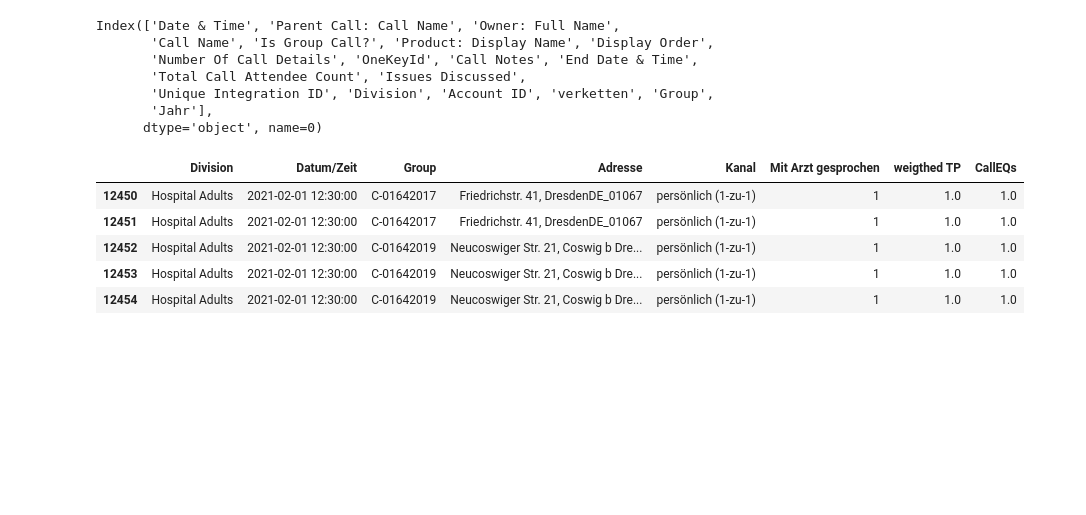
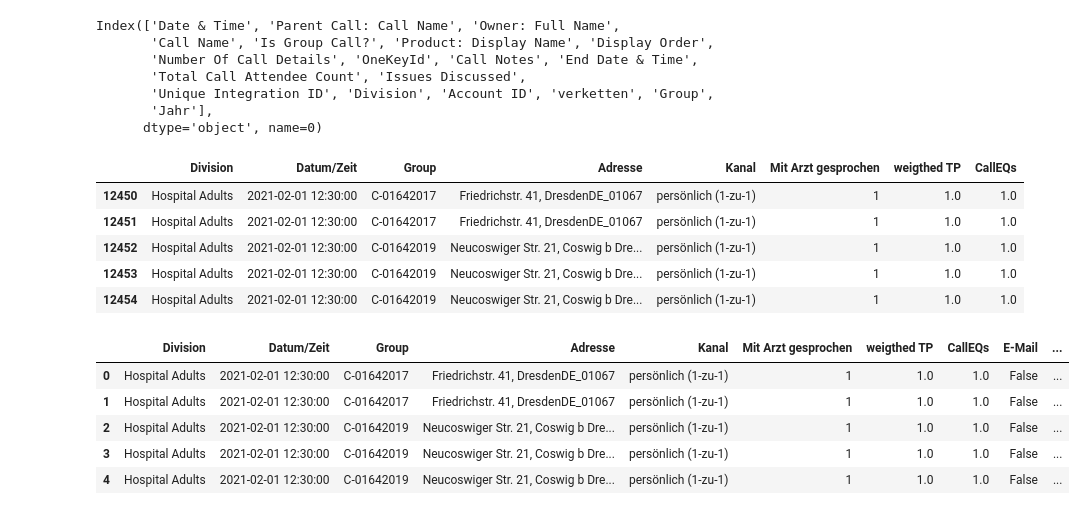
Before and after one commit to cdonosoc/MMM_Fortimel, a Jupyter notebook: oce_table.ipynb, the cells around one changed output. Cells and saved outputs as stored; diff of their text form; code cells hidden in the pictures; blank space fills up the shorter version.

Commit message:
oce table by days and channels

```diff
--- a/oce_table.ipynb
+++ b/oce_table.ipynb
@@ -85,3 +85,20 @@ df.head()
 # Save final df
 
 df.to_excel('oce_table.xlsx', index=False)
+# %%
+# Load data from oce_table.xlsx
+
+df = pd.read_excel('C:/Users/caberoca/Danone/DACH Data and Digital Powerhouse - Data & Analytics Team/UseCaseFiles/MCE/MCE MMM Fortimel/Project/MMM_Fortimel/oce_table.xlsx')
+# %%
+# Transform 'Kanal' categories into dummies variables, with different columns
+
+dummies = pd.get_dummies(df['Kanal'])
+df_dummies = pd.concat([df, dummies], axis=1)
+df_dummies.head()
+# %% [output]
+|  | Division | Datum/Zeit | Group | Adresse | Kanal | Mit Arzt gesprochen | weigthed TP | CallEQs | E-Mail | ... |
+| 0 | Hospital Adults | 2021-02-01 12:30:00 | C-01642017 | Friedrichstr. 41, DresdenDE_01067 | persönlich (1-zu-1) | 1 | 1.0 | 1.0 | False | ... |
+| 1 | Hospital Adults | 2021-02-01 12:30:00 | C-01642017 | Friedrichstr. 41, DresdenDE_01067 | persönlich (1-zu-1) | 1 | 1.0 | 1.0 | False | ... |
+| 2 | Hospital Adults | 2021-02-01 12:30:00 | C-01642019 | Neucoswiger Str. 21, Coswig b Dre... | persönlich (1-zu-1) | 1 | 1.0 | 1.0 | False | ... |
+| 3 | Hospital Adults | 2021-02-01 12:30:00 | C-01642019 | Neucoswiger Str. 21, Coswig b Dre... | persönlich (1-zu-1) | 1 | 1.0 | 1.0 | False | ... |
+| 4 | Hospital Adults | 2021-02-01 12:30:00 | C-01642019 | Neucoswiger Str. 21, Coswig b Dre... | persönlich (1-zu-1) | 1 | 1.0 | 1.0 | False | ... |
```
Also changed, not shown: parts of 4 cells of this notebook.
